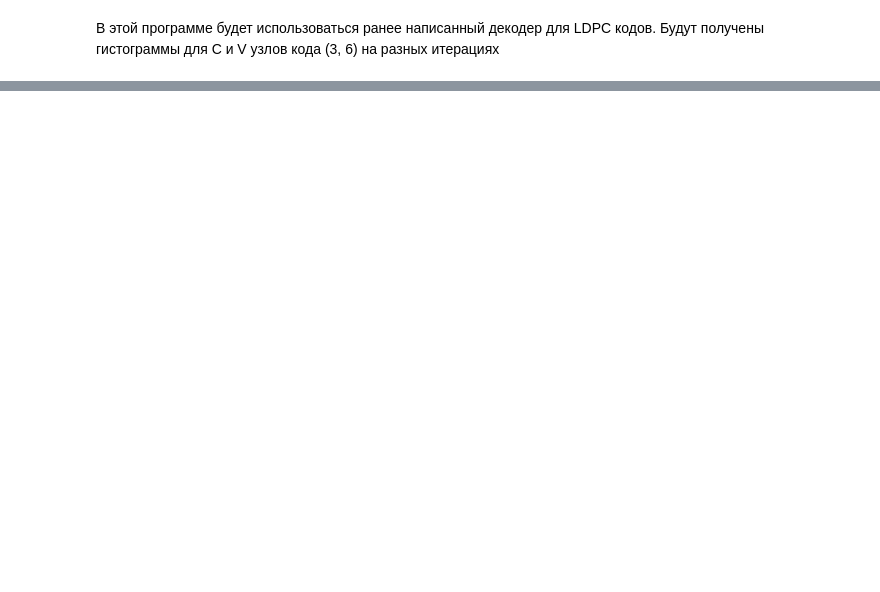
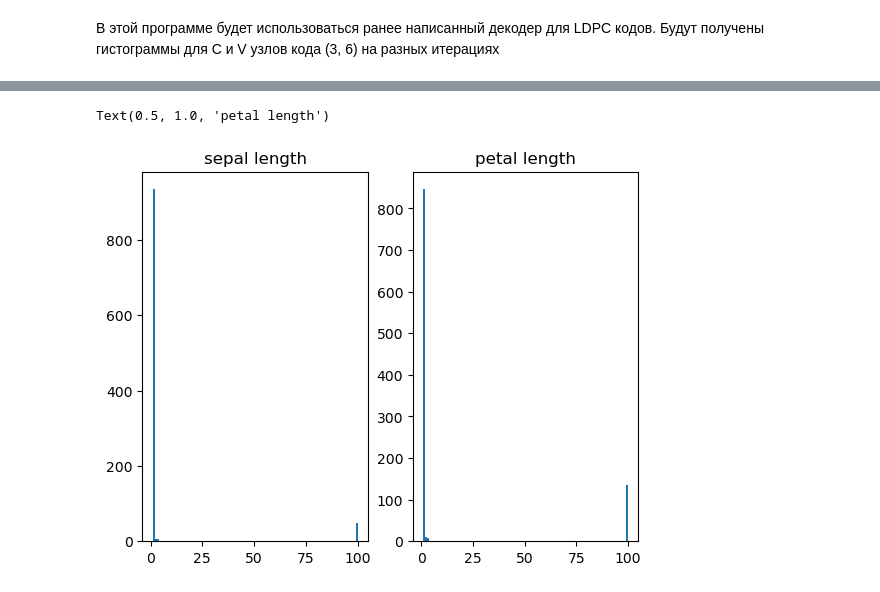
Before and after one commit to 228egger/LDPC_decoder, a Jupyter notebook: Гистограммы1.ipynb, the cells around one changed output, grey strips where cells are left out. Cells and saved outputs as stored; diff of their text form; code cells hidden in the pictures; blank space fills up the shorter version.

```diff
--- a/Гистограммы1.ipynb
+++ b/Гистограммы1.ipynb
@@ -123,0 +98,10 @@ fig = sns_plot.get_figure()
+# %%
+fig, axs = plt.subplots(1, 2)
+n_bins = 100
+axs[0].hist(L_ans[0], bins=n_bins)
+axs[0].set_title('sepal length')
+axs[1].hist(L_ans[1], bins=n_bins)
+axs[1].set_title('petal length')
+# %% [output]
+Text(0.5, 1.0, 'petal length')
+[figure, added]
```
Also changed, not shown: parts of 11 cells of this notebook, 1 other file.
